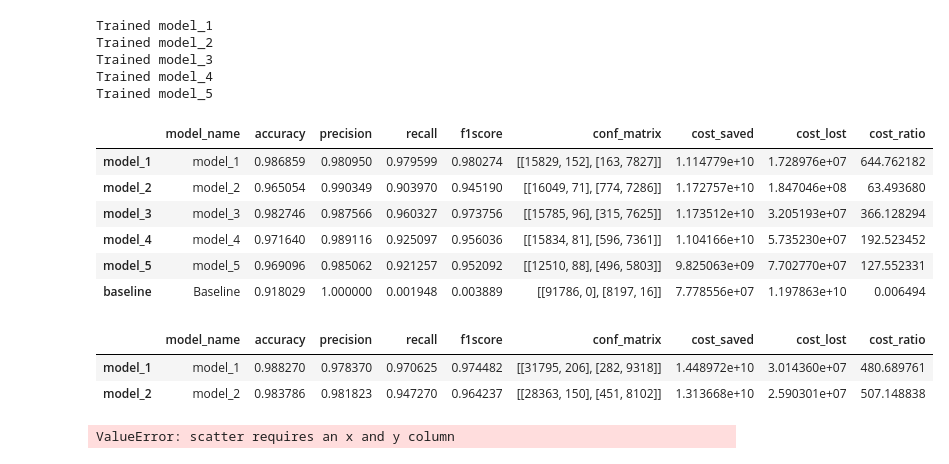
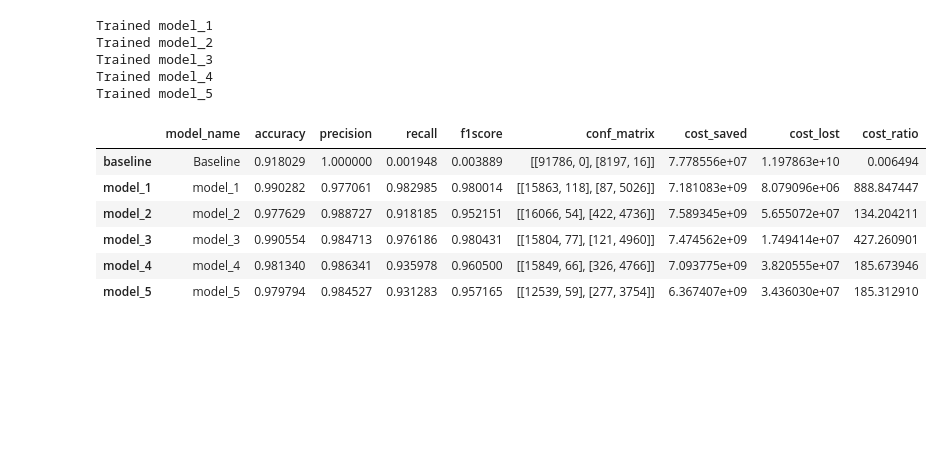
Before and after one commit to maradeben/msc_fraud_detection, a Jupyter notebook: notebook.ipynb, the cells around one changed output. Drawn from its saved outputs; the diff is of its cells as text; code cells hidden in the pictures; blank space fills up the shorter version.

```diff
--- a/notebook.ipynb
+++ b/notebook.ipynb
@@ -289,0 +310,3 @@ Select features, excluding:
+# %%
+df['isMerchant'] = df.nameDest.str.startswith('M').astype('int')
+df.head()
@@ -533,7 +554,7 @@ def train_adapt_models() -> dict:
     # store model metrics
     all_model_metrics = {}
 
-    train_features = ['amount', 'oldbalanceOrg', 'newbalanceOrig', 'oldbalanceDest', 'newbalanceDest', 'hour']
+    train_features = ['amount', 'oldbalanceOrg', 'newbalanceOrig', 'oldbalanceDest', 'newbalanceDest', 'hour', 'isMerchant']
     periods = [i for i in range(1, 7)]
 
     for i in range(len(periods)-1):
@@ -567,23 +588,13 @@ Trained model_5
 # %%
 all_metrics['baseline'] = base_metrics
 metrics_df = pd.DataFrame.from_dict(all_metrics, orient='index')
+metrics_df = metrics_df.reindex(np.roll(metrics_df.index, shift=1))
 metrics_df
 # %% [output]
 |  | model_name | accuracy | precision | recall | f1score | conf_matrix | cost_saved | cost_lost | cost_ratio |
-| model_1 | model_1 | 0.986859 | 0.980950 | 0.979599 | 0.980274 | [[15829, 152], [163, 7827]] | 1.114779e+10 | 1.728976e+07 | 644.762182 |
-| model_2 | model_2 | 0.965054 | 0.990349 | 0.903970 | 0.945190 | [[16049, 71], [774, 7286]] | 1.172757e+10 | 1.847046e+08 | 63.493680 |
-| model_3 | model_3 | 0.982746 | 0.987566 | 0.960327 | 0.973756 | [[15785, 96], [315, 7625]] | 1.173512e+10 | 3.205193e+07 | 366.128294 |
-| model_4 | model_4 | 0.971640 | 0.989116 | 0.925097 | 0.956036 | [[15834, 81], [596, 7361]] | 1.104166e+10 | 5.735230e+07 | 192.523452 |
-| model_5 | model_5 | 0.969096 | 0.985062 | 0.921257 | 0.952092 | [[12510, 88], [496, 5803]] | 9.825063e+09 | 7.702770e+07 | 127.552331 |
 | baseline | Baseline | 0.918029 | 1.000000 | 0.001948 | 0.003889 | [[91786, 0], [8197, 16]] | 7.778556e+07 | 1.197863e+10 | 0.006494 |
+| model_1 | model_1 | 0.990282 | 0.977061 | 0.982985 | 0.980014 | [[15863, 118], [87, 5026]] | 7.181083e+09 | 8.079096e+06 | 888.847447 |
+| model_2 | model_2 | 0.977629 | 0.988727 | 0.918185 | 0.952151 | [[16066, 54], [422, 4736]] | 7.589345e+09 | 5.655072e+07 | 134.204211 |
+| model_3 | model_3 | 0.990554 | 0.984713 | 0.976186 | 0.980431 | [[15804, 77], [121, 4960]] | 7.474562e+09 | 1.749414e+07 | 427.260901 |
+| model_4 | model_4 | 0.981340 | 0.986341 | 0.935978 | 0.960500 | [[15849, 66], [326, 4766]] | 7.093775e+09 | 3.820555e+07 | 185.673946 |
+| model_5 | model_5 | 0.979794 | 0.984527 | 0.931283 | 0.957165 | [[12539, 59], [277, 3754]] | 6.367407e+09 | 3.436030e+07 | 185.312910 |
-# %%
-metrics_df = pd.DataFrame.from_dict(all_model_metrics, orient="index")
-metrics_df
-# %% [output]
-|  | model_name | accuracy | precision | recall | f1score | conf_matrix | cost_saved | cost_lost | cost_ratio |
-| model_1 | model_1 | 0.988270 | 0.978370 | 0.970625 | 0.974482 | [[31795, 206], [282, 9318]] | 1.448972e+10 | 3.014360e+07 | 480.689761 |
-| model_2 | model_2 | 0.983786 | 0.981823 | 0.947270 | 0.964237 | [[28363, 150], [451, 8102]] | 1.313668e+10 | 2.590301e+07 | 507.148838 |
-# %%
-metrics_df[['accuracy', 'precision', 'recall']].plot(kind='')
-# %% [output]
-ValueError: scatter requires an x and y column
```
Also changed, not shown: parts of 14 cells of this notebook, 8 other files.
